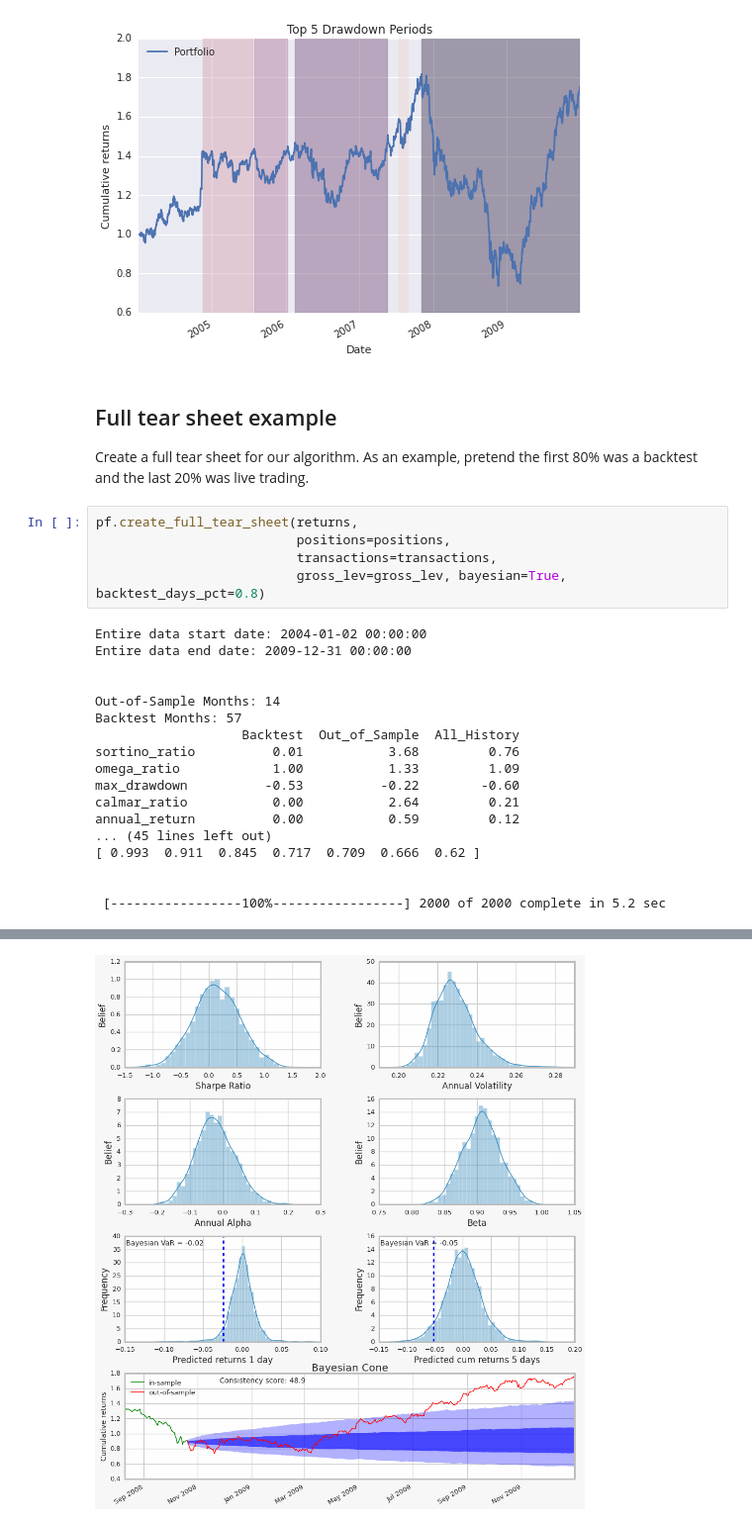
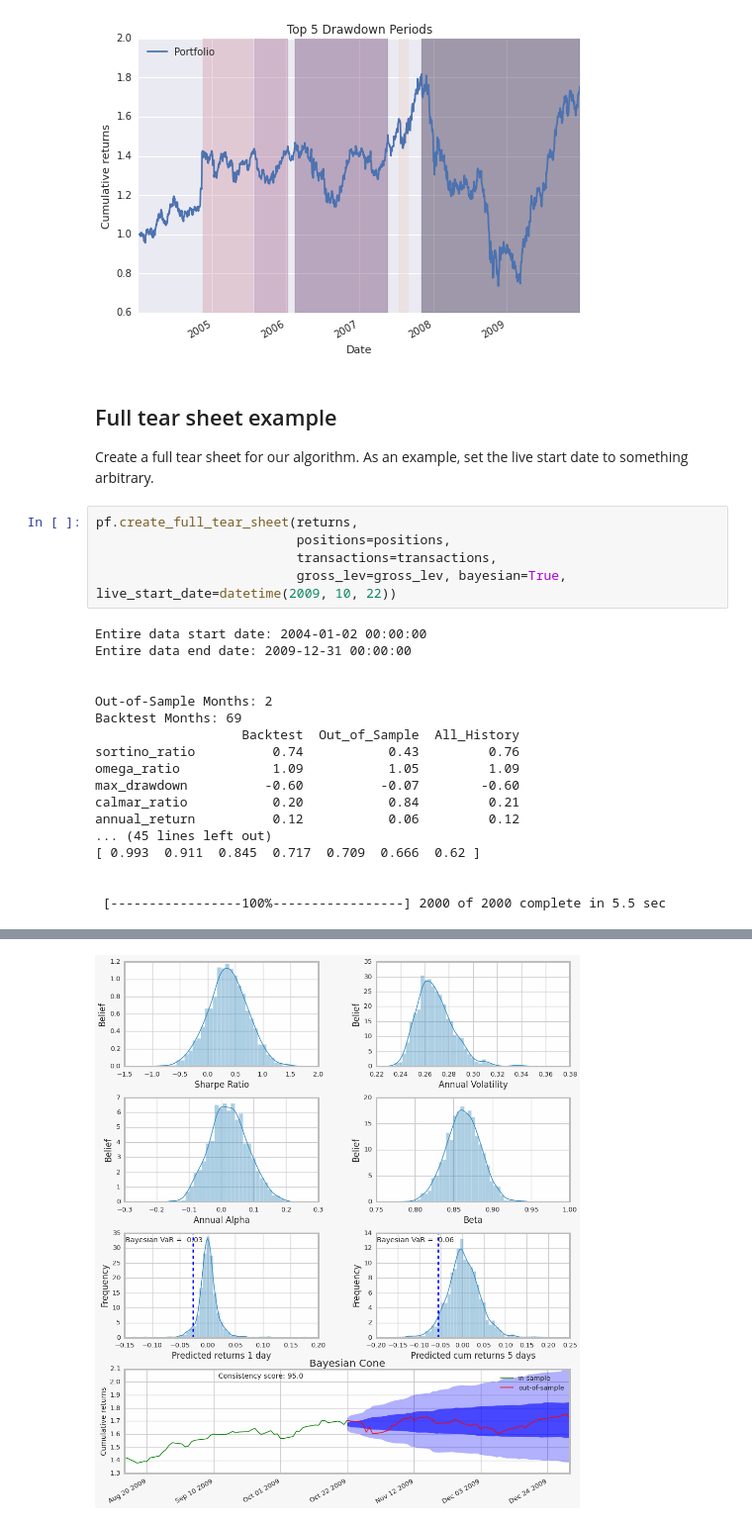
Before and after one commit to quantopian/pyfolio, a Jupyter notebook: notebooks/zipline_algo_example.ipynb, the cells around one changed output, grey strips where cells are left out. Shown at 99% size. Saved outputs shown, nothing was run; the diff lists cells and outputs as text.

```diff
--- a/notebooks/zipline_algo_example.ipynb
+++ b/notebooks/zipline_algo_example.ipynb
@@ -207,27 +207,27 @@ pf.plot_drawdown_periods(returns, top=5).set_xlabel('Date')
 [figure]
 # %% [markdown]
 ## Full tear sheet example
-Create a full tear sheet for our algorithm. As an example, pretend the first 80% was a backtest and the last 20% was live trading.
+Create a full tear sheet for our algorithm. As an example, set the live start date to something arbitrary.
 # %%
 pf.create_full_tear_sheet(returns,
                           positions=positions,
                           transactions=transactions,
-                          gross_lev=gross_lev, bayesian=True, backtest_days_pct=0.8)
+                          gross_lev=gross_lev, bayesian=True, live_start_date=datetime(2009, 10, 22))
 # %% [output]
 Entire data start date: 2004-01-02 00:00:00
 Entire data end date: 2009-12-31 00:00:00
 
 
-Out-of-Sample Months: 14
-Backtest Months: 57
+Out-of-Sample Months: 2
+Backtest Months: 69
                    Backtest  Out_of_Sample  All_History
-sortino_ratio          0.01           3.68         0.76
-omega_ratio            1.00           1.33         1.09
-max_drawdown          -0.53          -0.22        -0.60
-calmar_ratio           0.00           2.64         0.21
-annual_return          0.00           0.59         0.12
+sortino_ratio          0.74           0.43         0.76
+omega_ratio            1.09           1.05         1.09
+max_drawdown          -0.60          -0.07        -0.60
+calmar_ratio           0.20           0.84         0.21
+annual_return          0.12           0.06         0.12
 ... (45 lines left out)
 [ 0.993  0.911  0.845  0.717  0.709  0.666  0.62 ]
 
 
- [-----------------100%-----------------] 2000 of 2000 complete in 5.2 sec
+ [-----------------100%-----------------] 2000 of 2000 complete in 5.5 sec
@@ -235,4 +235,4 @@ annual_return          0.00           0.59         0.12
 [figure]
 [figure]
 [figure]
-[figure, old version]
+[figure, new version]
```
Also changed, not shown: parts of 2 cells of this notebook, 5 other files.
